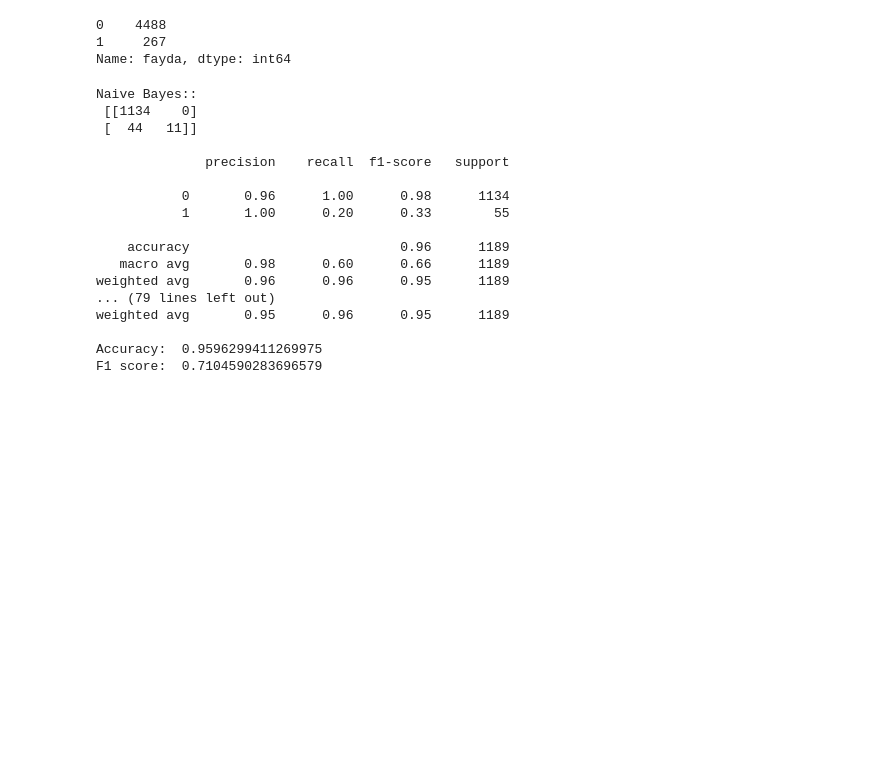
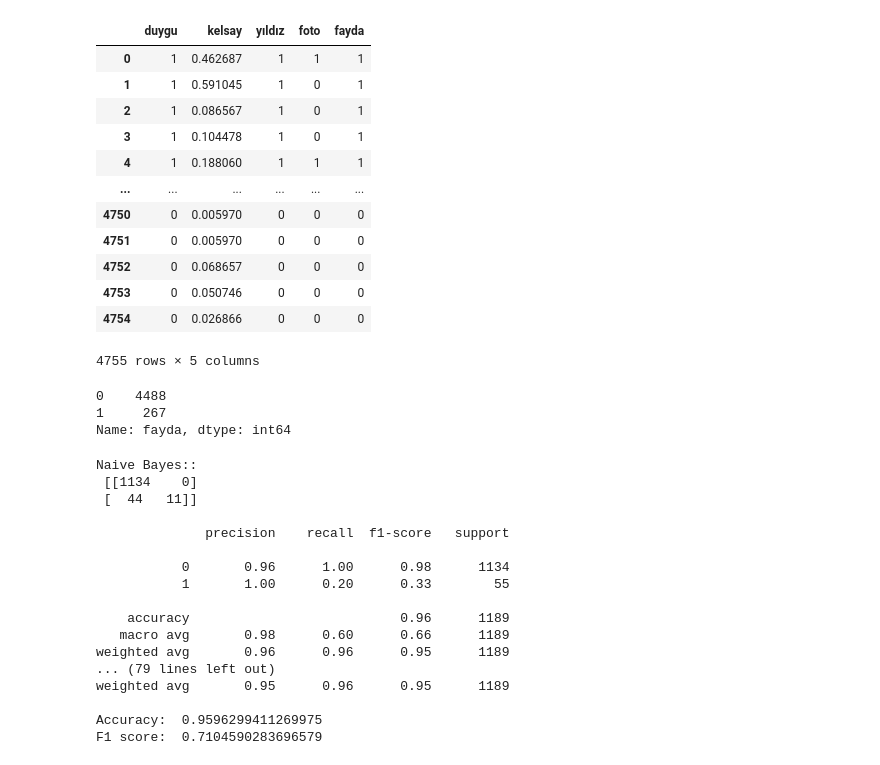
Before and after one commit to oguzhari/DenetimliOgrenmeAlgoritmalari, a Jupyter notebook: main.ipynb, the cells around one changed output. Cells and saved outputs as stored; diff of their text form; code cells hidden in the pictures; blank space fills up the shorter version.

```diff
--- a/main.ipynb
+++ b/main.ipynb
@@ -33,6 +33,22 @@ for i in ogrenme_seti['kelsay']:
 
 #Set'e eklenme
 ogrenme_seti['kelsay'] = kelsay_normal
+# %%
+ogrenme_seti
+# %% [output]
+|  | duygu | kelsay | yıldız | foto | fayda |
+| 0 | 1 | 0.462687 | 1 | 1 | 1 |
+| 1 | 1 | 0.591045 | 1 | 0 | 1 |
+| 2 | 1 | 0.086567 | 1 | 0 | 1 |
+| 3 | 1 | 0.104478 | 1 | 0 | 1 |
+| 4 | 1 | 0.188060 | 1 | 1 | 1 |
+| ... | ... | ... | ... | ... | ... |
+| 4750 | 0 | 0.005970 | 0 | 0 | 0 |
+| 4751 | 0 | 0.005970 | 0 | 0 | 0 |
+| 4752 | 0 | 0.068657 | 0 | 0 | 0 |
+| 4753 | 0 | 0.050746 | 0 | 0 | 0 |
+| 4754 | 0 | 0.026866 | 0 | 0 | 0 |
+4755 rows × 5 columns
 # %%
 #Öğrenme setinde kaç adet 'faydalı' yorum olduğunu bulma.
 ogrenme_seti['fayda'].value_counts()
```
